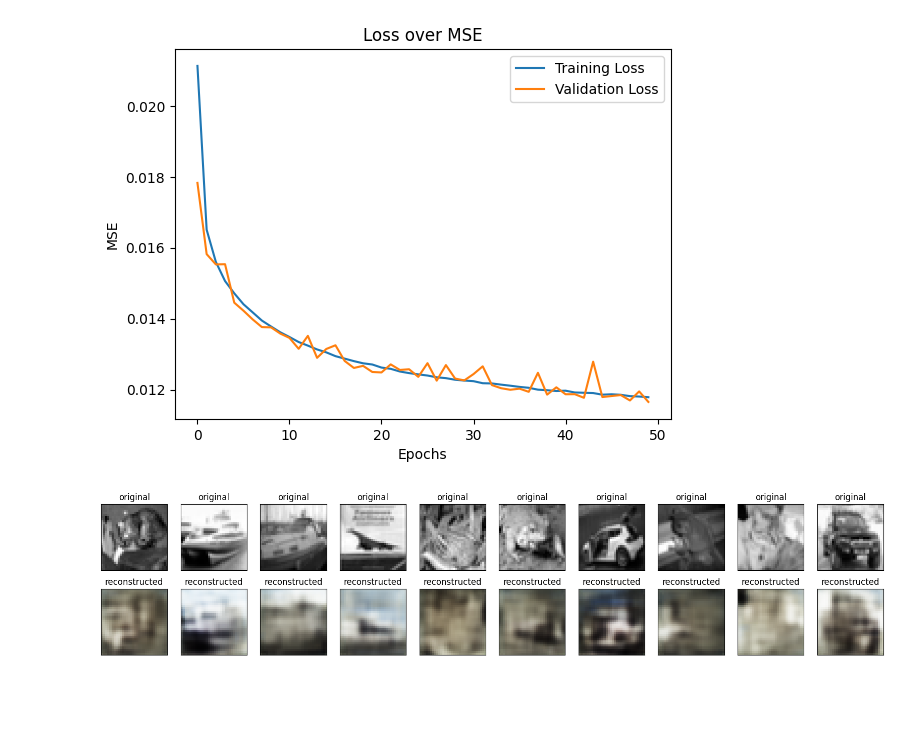
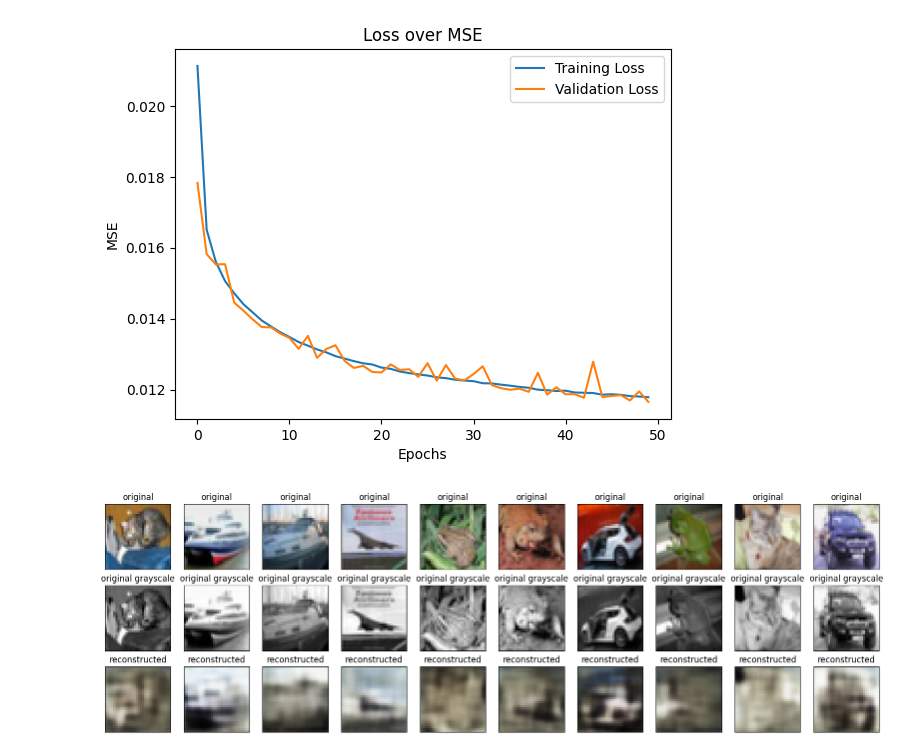
Before and after one commit to SvenHockers/Implementing-Backpropagation, a Jupyter notebook: Autoencoders.ipynb, the cells around one changed output. Drawn from its saved outputs; the diff is of its cells as text; code cells hidden in the pictures; blank space fills up the shorter version.

```diff
--- a/Autoencoders.ipynb
+++ b/Autoencoders.ipynb
@@ -464,25 +464,33 @@ plt.show()
 # %%
 encoded_gray = autoEncoderGray.encoder(x_test_grayscale).numpy()
 decoded_gray = autoEncoderGray.decoder(encoded_gray).numpy()
 
 n = 10
-plt.figure(figsize=(20, 4))
+plt.figure(figsize=(20, 6))
 for i in range(n):
   # display original
-  ax = plt.subplot(2, n, i + 1)
-  plt.imshow(x_test_grayscale[i])
+  ax = plt.subplot(3, n, i + 1)
+  plt.imshow(x_test[i])
   plt.title("original")
   plt.gray()
   ax.get_xaxis().set_visible(False)
   ax.get_yaxis().set_visible(False)
 
+  # display orignal grayscale img
+  ax = plt.subplot(3, n, i + 1 + n)
+  plt.imshow(x_test_grayscale[i])
+  plt.title("original grayscale")
+  plt.gray()
+  ax.get_xaxis().set_visible(False)
+  ax.get_yaxis().set_visible(False)
+
   # display reconstruction
-  ax = plt.subplot(2, n, i + 1 + n)
+  ax = plt.subplot(3, n, i + 1 + 2 * n)
   plt.imshow(decoded_gray[i])
   plt.title("reconstructed")
   plt.gray()
   ax.get_xaxis().set_visible(False)
   ax.get_yaxis().set_visible(False)
 plt.show()
 # %% [output]
-[figure, old version]
+[figure, new version]
```
